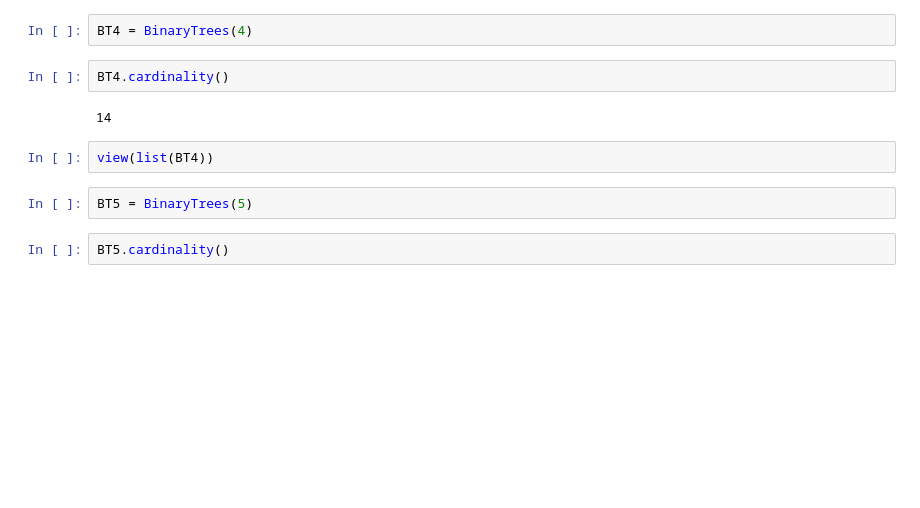
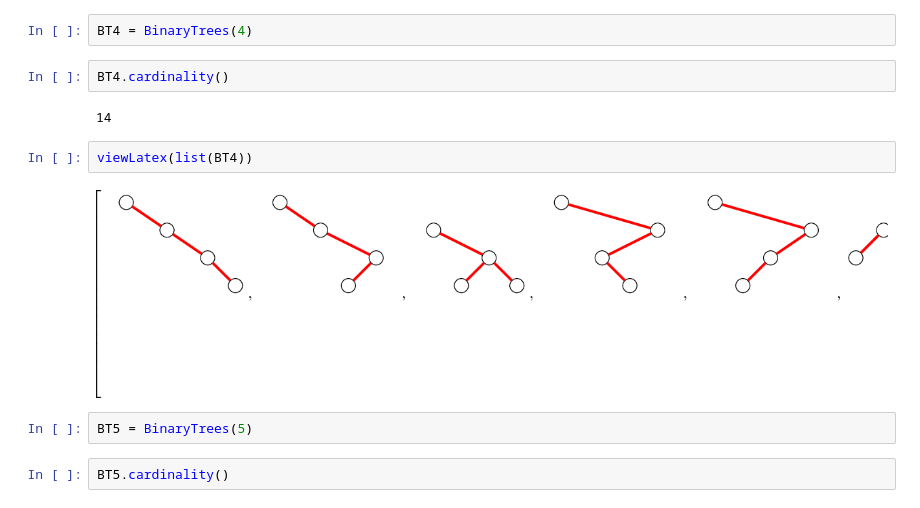
Before and after one commit to VivianePons/public-notebooks, a Jupyter notebook: 2018-01-22-ENSLyon.ipynb, the cells around one changed output. Cells and saved outputs as stored; diff of their text form; blank space fills up the shorter version.

```diff
--- a/2018-01-22-ENSLyon.ipynb
+++ b/2018-01-22-ENSLyon.ipynb
@@ -80,7 +95,9 @@ BT4.cardinality()
 # %% [output]
 14
 # %%
-view(list(BT4))
+viewLatex(list(BT4))
+# %% [output]
+[figure, added]
 # %%
 BT5 = BinaryTrees(5)
 # %%
```
Also changed, not shown: parts of 22 cells of this notebook.
